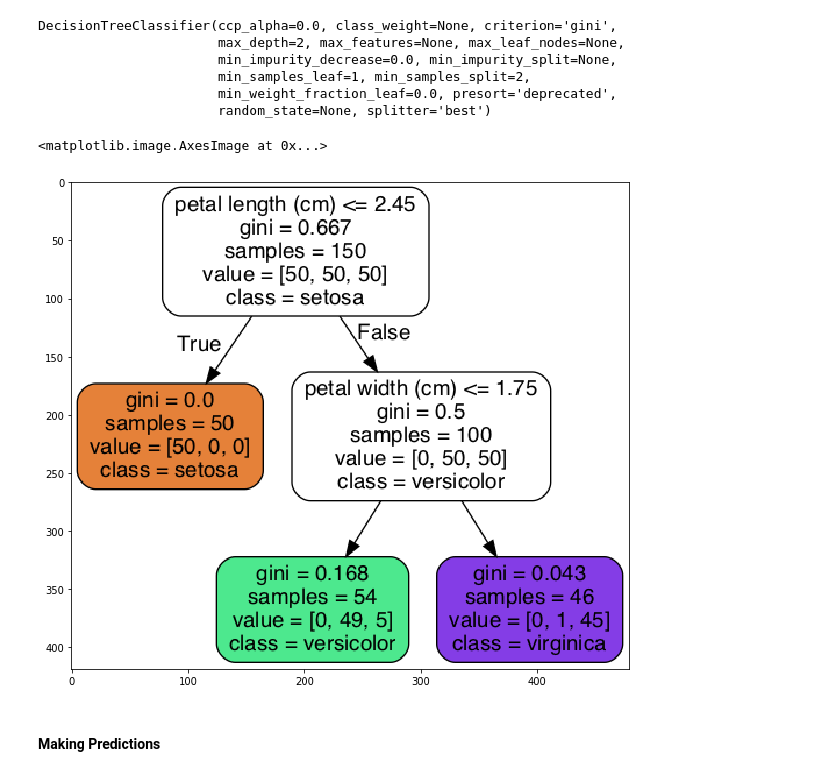
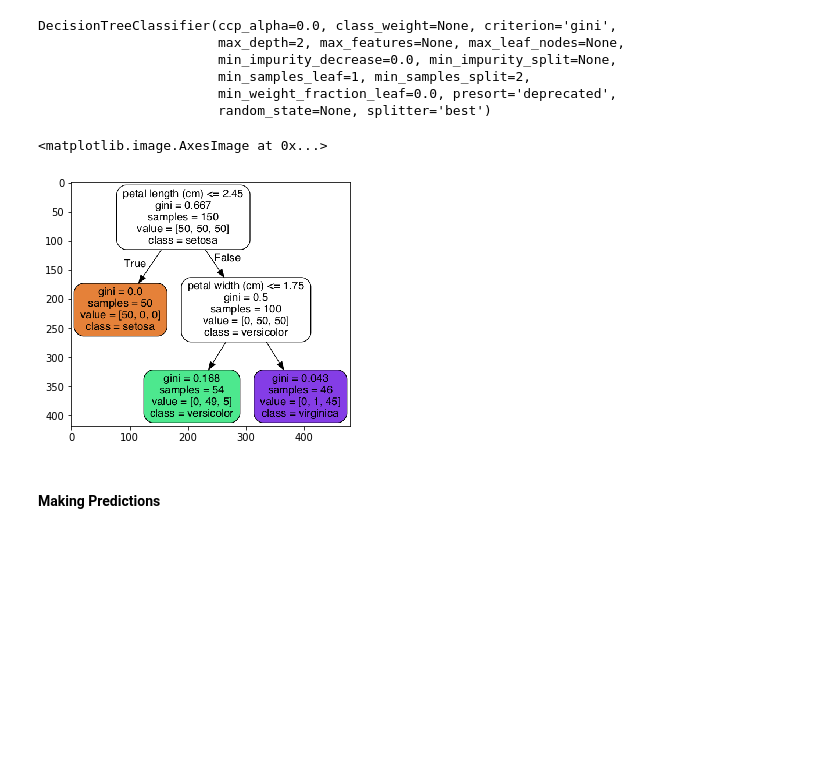
Before and after one commit to biomchen/ml-algorithms, a Jupyter notebook: decisionTrees.ipynb, the cells around one changed output. Cells and saved outputs as stored; diff of their text form; code cells hidden in the pictures; blank space fills up the shorter version.

```diff
--- a/decisionTrees.ipynb
+++ b/decisionTrees.ipynb
@@ -175,22 +175,22 @@ DecisionTreeClassifier(ccp_alpha=0.0, class_weight=None, criterion='gini',
 # %%
 dot_data = StringIO()
 filename = "iris.png"
 
 export_graphviz(tree_clf,
                feature_names=iris.feature_names[2:],
                out_file=dot_data,
                class_names=iris.target_names,
                rounded = True,
                filled = True)
 
 graph = pydotplus.graph_from_dot_data(dot_data.getvalue())
 graph.write_png(filename)
 img = mpimg.imread(filename)
-plt.figure(figsize=(10, 20))
+plt.figure(figsize=(5, 10))
 plt.imshow(img, interpolation='nearest')
 # %% [output]
 <matplotlib.image.AxesImage at 0x...>
-[figure, old version]
+[figure, new version]
 # %% [markdown]
 #### **Making Predictions**
 # %%
```
Also changed, not shown: parts of 3 cells of this notebook.
